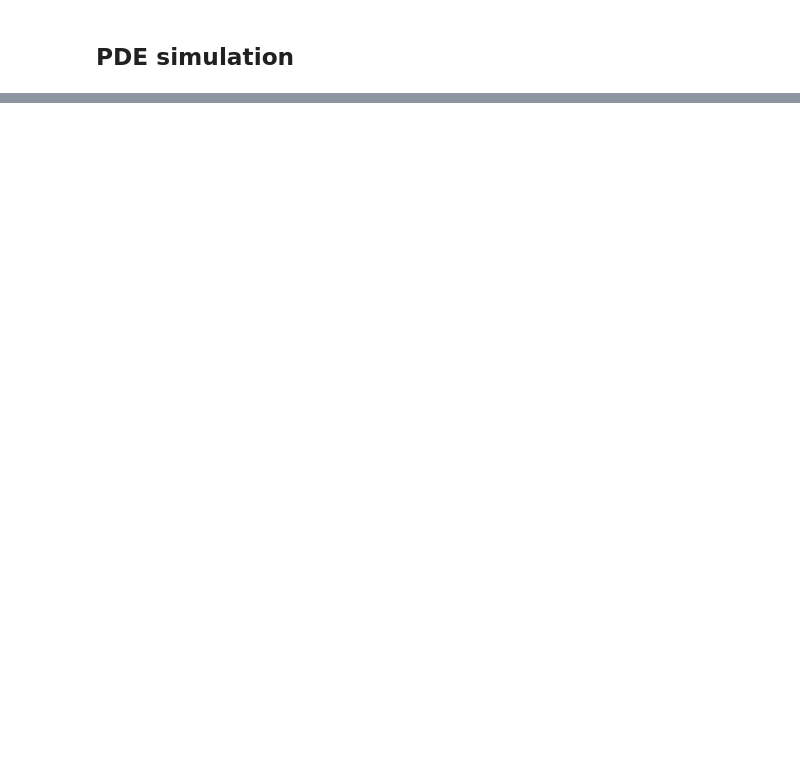
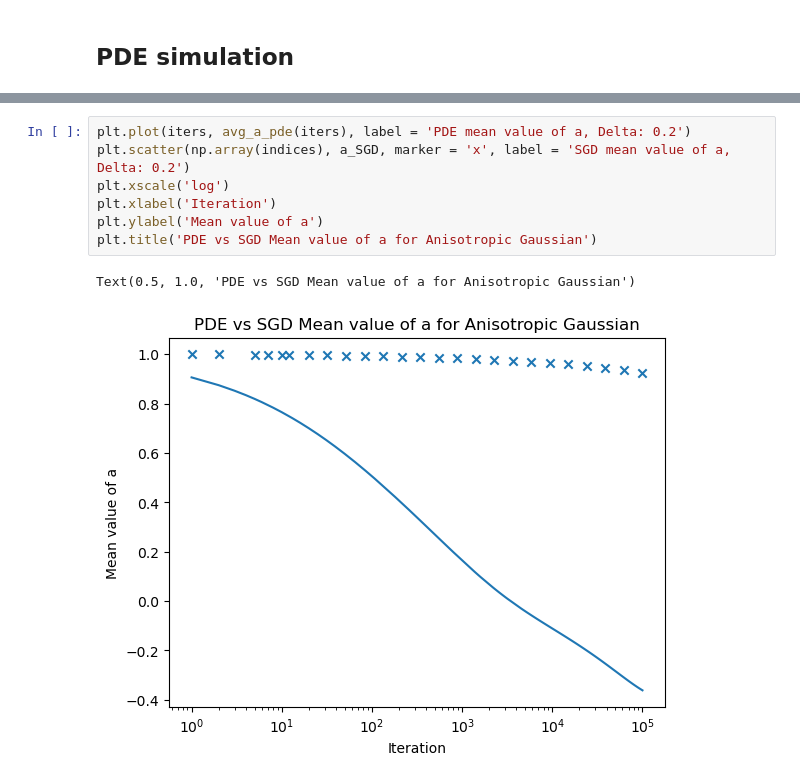
Before and after one commit to PantelisTass/Imperial-UROP-Project-SGD, a Jupyter notebook: SGD Anisotropic Gaussians.ipynb, the cells around one changed output, grey strips where cells are left out. Drawn from its saved outputs; the diff is of its cells as text; blank space fills up the shorter version.

```diff
--- a/SGD Anisotropic Gaussians.ipynb
+++ b/SGD Anisotropic Gaussians.ipynb
@@ -295,0 +276,10 @@ R_inf(r, Delta)
+# %%
+plt.plot(iters, avg_a_pde(iters), label = 'PDE mean value of a, Delta: 0.2')
+plt.scatter(np.array(indices), a_SGD, marker = 'x', label = 'SGD mean value of a, Delta: 0.2')
+plt.xscale('log')
+plt.xlabel('Iteration')
+plt.ylabel('Mean value of a')
+plt.title('PDE vs SGD Mean value of a for Anisotropic Gaussian')
+# %% [output]
+Text(0.5, 1.0, 'PDE vs SGD Mean value of a for Anisotropic Gaussian')
+[figure, added]
```
Also changed, not shown: parts of 12 cells of this notebook, 5 other files.
